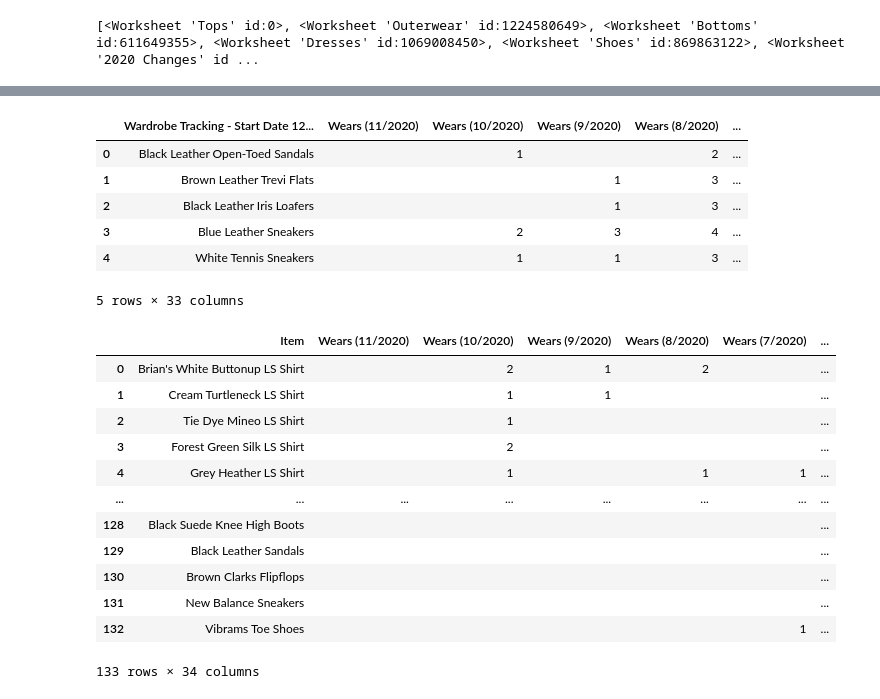
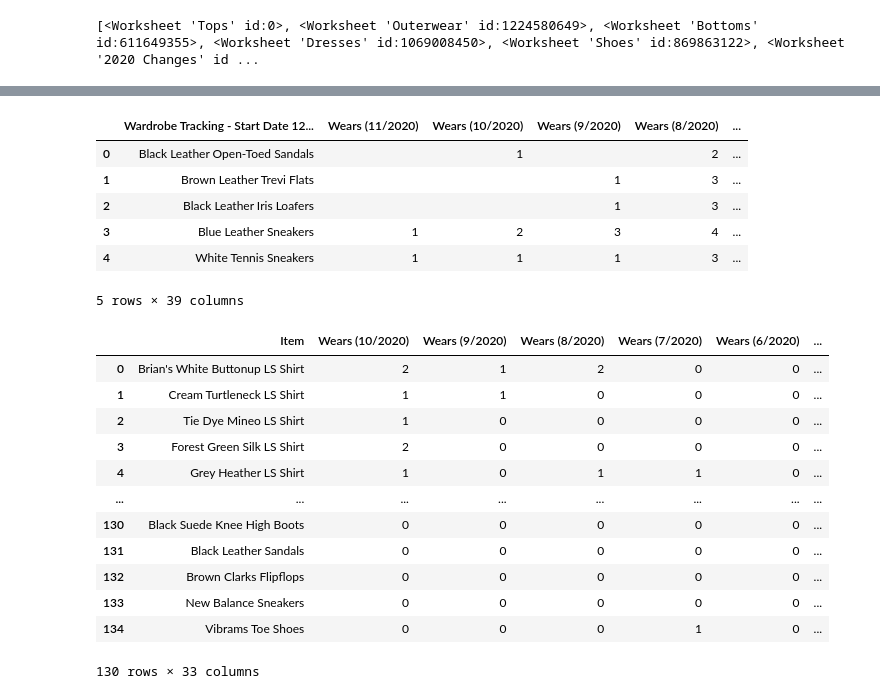
Before and after one commit to rebekahcallkacz/wardrobe-data-analysis, a Jupyter notebook: initial_data_and_process.ipynb, the cells around one changed output, grey strips where cells are left out. Drawn from its saved outputs; the diff is of its cells as text; code cells hidden in the pictures.

```diff
--- a/initial_data_and_process.ipynb
+++ b/initial_data_and_process.ipynb
@@ -51,13 +46,6 @@ tops_df.head()
 # Access and store data from sheet named tops
 outerwear = client.open('Wardrobe Tracking').worksheet('Outerwear')
 outerwear_df = pd.DataFrame(outerwear.get_all_records())
-
-# Remove unnecessary columns
-del outerwear_df['Total Wears']
-del outerwear_df['Wears/Month']
-del outerwear_df['CPW']
-del outerwear_df['Today']
-del outerwear_df['Start Date']
 
 # Standardize columns, column names and data types
 outerwear_df = outerwear_df.rename(columns={'Sub-Category': 'Subcategory - Sleeves',
@@ -66,6 +54,7 @@ outerwear_df = outerwear_df.rename(columns={'Sub-Category': 'Subcategory - Sleev
 outerwear_df['Subcategory - Length'] = np.nan
 outerwear_df['Cost'] = outerwear_df['Cost'].str.replace('$', '')
 outerwear_df['Repairs/Tailoring'] = outerwear_df['Repairs/Tailoring'].str.replace('$', '')
+outerwear_df['Type'] = 'Outerwear'
 
 # View dataframe
 outerwear_df.head()
@@ -81,13 +70,6 @@ outerwear_df.head()
 # Access and store data from sheet named tops
 bottoms = client.open('Wardrobe Tracking').worksheet('Bottoms')
 bottoms_df = pd.DataFrame(bottoms.get_all_records())
-
-# Remove unnecessary columns
-del bottoms_df['Total Wears']
-del bottoms_df['Wears/Month']
-del bottoms_df['CPW']
-del bottoms_df['Today']
-del bottoms_df['Date Started']
 
 # Standardize columns, column names and data types
 bottoms_df = bottoms_df.rename(columns={'Sub-Category': 'Subcategory - Length',
@@ -96,6 +78,7 @@ bottoms_df = bottoms_df.rename(columns={'Sub-Category': 'Subcategory - Length',
 bottoms_df['Subcategory - Sleeves'] = np.nan
 bottoms_df['Cost'] = bottoms_df['Cost'].str.replace('$', '')
 bottoms_df['Repairs/Tailoring'] = bottoms_df['Repairs/Tailoring'].str.replace('$', '')
+bottoms_df['Type'] = 'Bottoms'
 
 # View dataframe
 bottoms_df.head()
@@ -140,13 +117,6 @@ dresses_df.head()
 # Access and store data from sheet named tops
 shoes = client.open('Wardrobe Tracking').worksheet('Shoes')
 shoes_df = pd.DataFrame(shoes.get_all_records())
-
-# Remove unnecessary columns
-del shoes_df['Total Wears']
-del shoes_df['Wears/Month']
-del shoes_df['CPW']
-del shoes_df['Today']
-del shoes_df['Date Started']
 
 # Standardize columns, column names and data types
 shoes_df = shoes_df.rename(columns={'Repairs': 'Repairs/Tailoring', 'Wears 10/2020': 'Wears (10/2020)'})
@@ -154,6 +124,7 @@ shoes_df['Subcategory - Sleeves'] = np.nan
 shoes_df['Subcategory - Length'] = np.nan
 shoes_df['Cost'] = shoes_df['Cost'].str.replace('$', '')
 shoes_df['Repairs/Tailoring'] = shoes_df['Repairs/Tailoring'].str.replace('$', '')
+shoes_df['Type'] = 'Shoes'
 
 # View datafram
 shoes_df.head()
@@ -162,37 +133,46 @@ shoes_df.head()
 | 0 | Black Leather Open-Toed Sandals |  | 1 |  | 2 | ... |
 | 1 | Brown Leather Trevi Flats |  |  | 1 | 3 | ... |
 | 2 | Black Leather Iris Loafers |  |  | 1 | 3 | ... |
-| 3 | Blue Leather Sneakers |  | 2 | 3 | 4 | ... |
-| 4 | White Tennis Sneakers |  | 1 | 1 | 3 | ... |
+| 3 | Blue Leather Sneakers | 1 | 2 | 3 | 4 | ... |
+| 4 | White Tennis Sneakers | 1 | 1 | 1 | 3 | ... |
-5 rows × 33 columns
+5 rows × 39 columns
 # %%
 # Combine dataframes to create master dataframe
 wardrobe_df = pd.concat([tops_df, bottoms_df, outerwear_df, shoes_df], ignore_index=True)
 
 # Rename first column
-wardrobe_df = wardrobe_df.rename(columns={'Wardrobe Tracking - Start Date 12/9/2018': 'Item'})
+wardrobe_df = wardrobe_df.rename(columns={'Wardrobe Tracking - Start Date 12/9/2018': 'Item', 'Acquired': 'Date Acquired'})
 
 # Drop empty rows
-wardrobe_df = wardrobe_df.fillna(np.nan)
-wardrobe_df.dropna(subset = ['Item'])
+wardrobe_df = wardrobe_df[wardrobe_df['Item'] != '']
 
-# Create id number for each clothing item
-#wardrobe_df.reset_index().rename(columns={'index': 'ID'})
+# Replace STORAGE notes with null values in wear counts
+wardrobe_df = wardrobe_df.replace('STORAGE', 0)
+wardrobe_df = wardrobe_df.replace('STORAGE ', 0)
+wardrobe_df = wardrobe_df.replace('', 0)
+
+# Remove unnecessary columns
+init_col_names = ['Wears/Month', 'CPW', 'Today', 'Start Date', 'Date Started', 'Wears (2018)', 'Wears (11/2020)', 'Total Wears']
+for col_name in init_col_names:
+    try:
+        del wardrobe_df[col_name]
+    except:
+        pass
 
 wardrobe_df
 # %% [output]
-|  | Item | Wears (11/2020) | Wears (10/2020) | Wears (9/2020) | Wears (8/2020) | Wears (7/2020) | ... |
-| 0 | Brian's White Buttonup LS Shirt |  | 2 | 1 | 2 |  | ... |
-| 1 | Cream Turtleneck LS Shirt |  | 1 | 1 |  |  | ... |
-| 2 | Tie Dye Mineo LS Shirt |  | 1 |  |  |  | ... |
-| 3 | Forest Green Silk LS Shirt |  | 2 |  |  |  | ... |
-| 4 | Grey Heather LS Shirt |  | 1 |  | 1 | 1 | ... |
+|  | Item | Wears (10/2020) | Wears (9/2020) | Wears (8/2020) | Wears (7/2020) | Wears (6/2020) | ... |
+| 0 | Brian's White Buttonup LS Shirt | 2 | 1 | 2 | 0 | 0 | ... |
+| 1 | Cream Turtleneck LS Shirt | 1 | 1 | 0 | 0 | 0 | ... |
+| 2 | Tie Dye Mineo LS Shirt | 1 | 0 | 0 | 0 | 0 | ... |
+| 3 | Forest Green Silk LS Shirt | 2 | 0 | 0 | 0 | 0 | ... |
+| 4 | Grey Heather LS Shirt | 1 | 0 | 1 | 1 | 0 | ... |
 | ... | ... | ... | ... | ... | ... | ... | ... |
-| 128 | Black Suede Knee High Boots |  |  |  |  |  | ... |
-| 129 | Black Leather Sandals |  |  |  |  |  | ... |
-| 130 | Brown Clarks Flipflops |  |  |  |  |  | ... |
-| 131 | New Balance Sneakers |  |  |  |  |  | ... |
-| 132 | Vibrams Toe Shoes |  |  |  |  | 1 | ... |
+| 130 | Black Suede Knee High Boots | 0 | 0 | 0 | 0 | 0 | ... |
+| 131 | Black Leather Sandals | 0 | 0 | 0 | 0 | 0 | ... |
+| 132 | Brown Clarks Flipflops | 0 | 0 | 0 | 0 | 0 | ... |
+| 133 | New Balance Sneakers | 0 | 0 | 0 | 0 | 0 | ... |
+| 134 | Vibrams Toe Shoes | 0 | 0 | 0 | 1 | 0 | ... |
-133 rows × 34 columns
+130 rows × 33 columns
 # %%
 # Pull list of column names and check for correct concatenation
```
Also changed, not shown: parts of 10 cells of this notebook, 1 other file.
